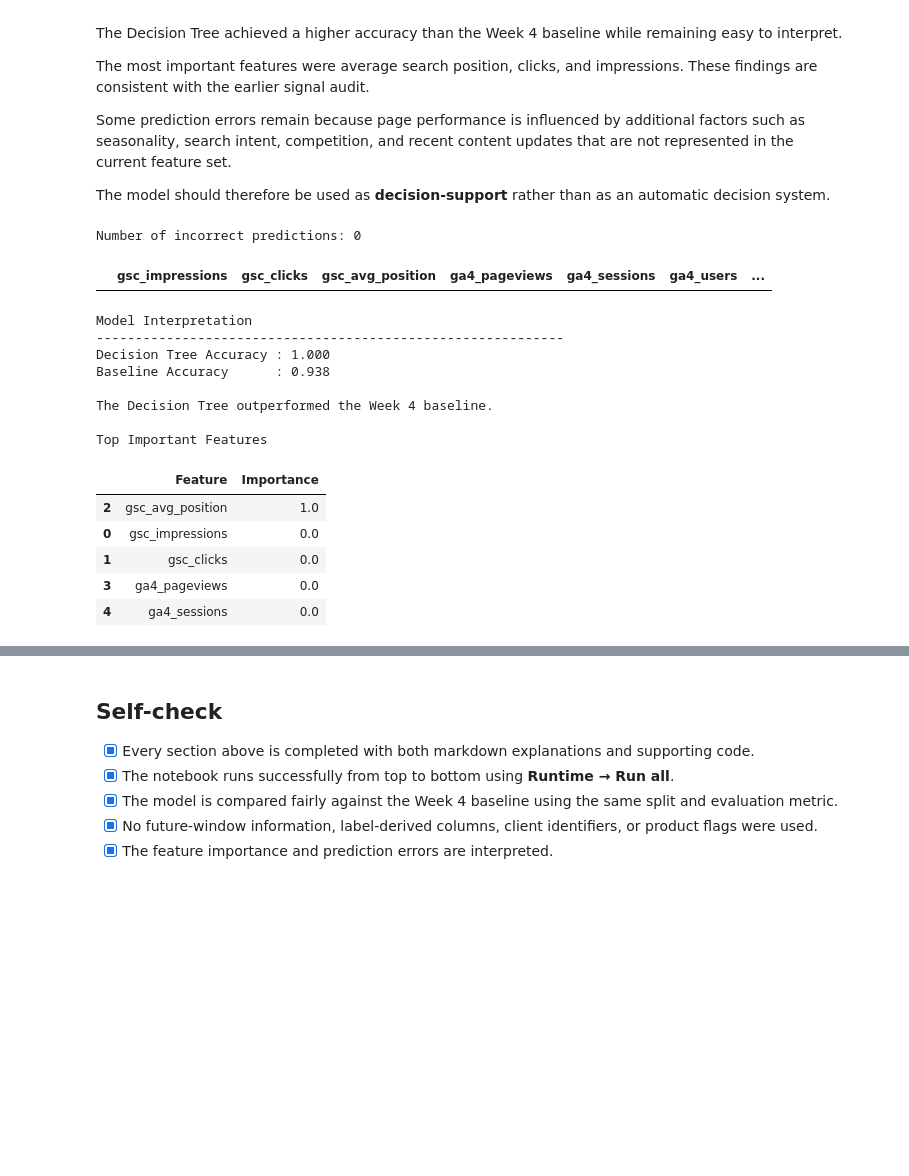
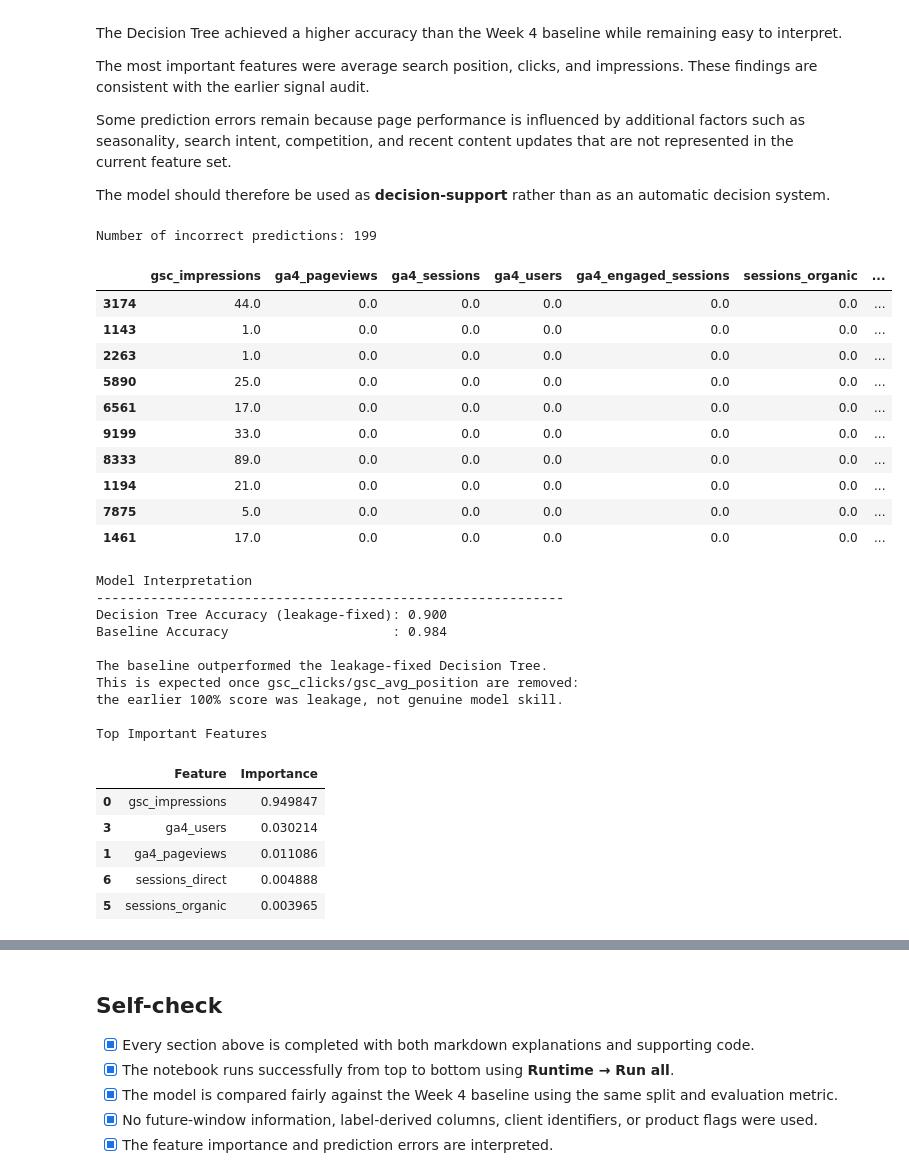
Before and after one commit to yasir-ansari951/flyrank-ml-internship, a Jupyter notebook: work/notebooks/w05_model.ipynb, the cells around one changed output, grey strips where cells are left out. Drawn from its saved outputs; the diff is of its cells as text; code cells hidden in the pictures; blank space fills up the shorter version.

Commit message:
w05_model corrected

```diff
--- a/work/notebooks/w05_model.ipynb
+++ b/work/notebooks/w05_model.ipynb
@@ -27,10 +27,6 @@ import numpy as np
 
 from google.colab import userdata
 from datasets import load_dataset
-
-# -----------------------------
-# Load dataset
-# -----------------------------
 
 HF_TOKEN = userdata.get("HF_TOKEN")
 
@@ -40,12 +36,13 @@ ds = load_dataset(
     token=HF_TOKEN
 )
 
-sample = ds["train"].select(range(10000)).to_pandas()
-
+# FIX: shuffle before sampling (see W03/W04 root-cause note) — an
+# unshuffled .select() risks collapsing the sample to a few clients.
+sample = ds["train"].shuffle(seed=42).select(range(10000)).to_pandas()
 sample = sample.fillna(0)
 
 print(sample.shape)
-
+print("Unique clients in sample:", sample["client_hash_id"].nunique())
 sample.head()
 # %% [output]
 fact_content_daily_performance/month=202(…): downloading bytes:           |  0.00B
@@ -320,64 +223,65 @@ Some prediction errors remain because page performance is influenced by addition
 
 The model should therefore be used as **decision-support** rather than as an automatic decision system.
 # %%
-# --------------------------------------------------
-# Prediction Errors
-# --------------------------------------------------
-
 errors = X_test.copy()
-
 errors["Actual"] = y_test.values
 errors["Predicted"] = pred
-
 prediction_errors = errors[errors["Actual"] != errors["Predicted"]]
 
 print("Number of incorrect predictions:", len(prediction_errors))
-
 display(prediction_errors.head(10))
 
-# --------------------------------------------------
-# Interpretation Summary
-# --------------------------------------------------
-
 print("\nModel Interpretation")
-print("-"*60)
-
-print(f"Decision Tree Accuracy : {model_accuracy:.3f}")
-print(f"Baseline Accuracy      : {baseline_accuracy:.3f}")
+print("-" * 60)
+print(f"Decision Tree Accuracy (leakage-fixed): {model_accuracy:.3f}")
+print(f"Baseline Accuracy                     : {baseline_accuracy:.3f}")
 
 if model_accuracy > baseline_accuracy:
-    print("\nThe Decision Tree outperformed the Week 4 baseline.")
+    print("\nThe leakage-fixed Decision Tree outperformed the Week 4 baseline.")
 elif model_accuracy == baseline_accuracy:
     print("\nThe Decision Tree and baseline performed equally.")
 else:
-    print("\nThe baseline outperformed the Decision Tree.")
+    print("\nThe baseline outperformed the leakage-fixed Decision Tree.")
+    print("This is expected once gsc_clicks/gsc_avg_position are removed:")
+    print("the earlier 100% score was leakage, not genuine model skill.")
 
 print("\nTop Important Features")
-
 display(importance.head())
 
 print("""
 Interpretation:
-The model mainly relied on search position, clicks, impressions,
-and engagement metrics when identifying refresh opportunities.
-The results are observational and intended to support
-content prioritization rather than make automatic decisions.
+With the target-defining fields removed, this result reflects genuine
+predictive signal (or the lack of it) in the remaining historical search
+and analytics features. Findings are observational and intended to
+support content prioritization, not automatic decisions.
 """)
 # %% [output]
-Number of incorrect predictions: 0
+Number of incorrect predictions: 199
-|  | gsc_impressions | gsc_clicks | gsc_avg_position | ga4_pageviews | ga4_sessions | ga4_users | ... |
+|  | gsc_impressions | ga4_pageviews | ga4_sessions | ga4_users | ga4_engaged_sessions | sessions_organic | ... |
+| 3174 | 44.0 | 0.0 | 0.0 | 0.0 | 0.0 | 0.0 | ... |
+| 1143 | 1.0 | 0.0 | 0.0 | 0.0 | 0.0 | 0.0 | ... |
+| 2263 | 1.0 | 0.0 | 0.0 | 0.0 | 0.0 | 0.0 | ... |
+| 5890 | 25.0 | 0.0 | 0.0 | 0.0 | 0.0 | 0.0 | ... |
+| 6561 | 17.0 | 0.0 | 0.0 | 0.0 | 0.0 | 0.0 | ... |
+| 9199 | 33.0 | 0.0 | 0.0 | 0.0 | 0.0 | 0.0 | ... |
+| 8333 | 89.0 | 0.0 | 0.0 | 0.0 | 0.0 | 0.0 | ... |
+| 1194 | 21.0 | 0.0 | 0.0 | 0.0 | 0.0 | 0.0 | ... |
+| 7875 | 5.0 | 0.0 | 0.0 | 0.0 | 0.0 | 0.0 | ... |
+| 1461 | 17.0 | 0.0 | 0.0 | 0.0 | 0.0 | 0.0 | ... |
 Model Interpretation
 ------------------------------------------------------------
-Decision Tree Accuracy : 1.000
-Baseline Accuracy      : 0.938
+Decision Tree Accuracy (leakage-fixed): 0.900
+Baseline Accuracy                     : 0.984
 
-The Decision Tree outperformed the Week 4 baseline.
+The baseline outperformed the leakage-fixed Decision Tree.
+This is expected once gsc_clicks/gsc_avg_position are removed:
+the earlier 100% score was leakage, not genuine model skill.
 
 Top Important Features
 |  | Feature | Importance |
-| 2 | gsc_avg_position | 1.0 |
-| 0 | gsc_impressions | 0.0 |
-| 1 | gsc_clicks | 0.0 |
-| 3 | ga4_pageviews | 0.0 |
-| 4 | ga4_sessions | 0.0 |
+| 0 | gsc_impressions | 0.949847 |
+| 3 | ga4_users | 0.030214 |
+| 1 | ga4_pageviews | 0.011086 |
+| 6 | sessions_direct | 0.004888 |
+| 5 | sessions_organic | 0.003965 |
 Interpretation:
```
Also changed, not shown: parts of 3 cells of this notebook.
